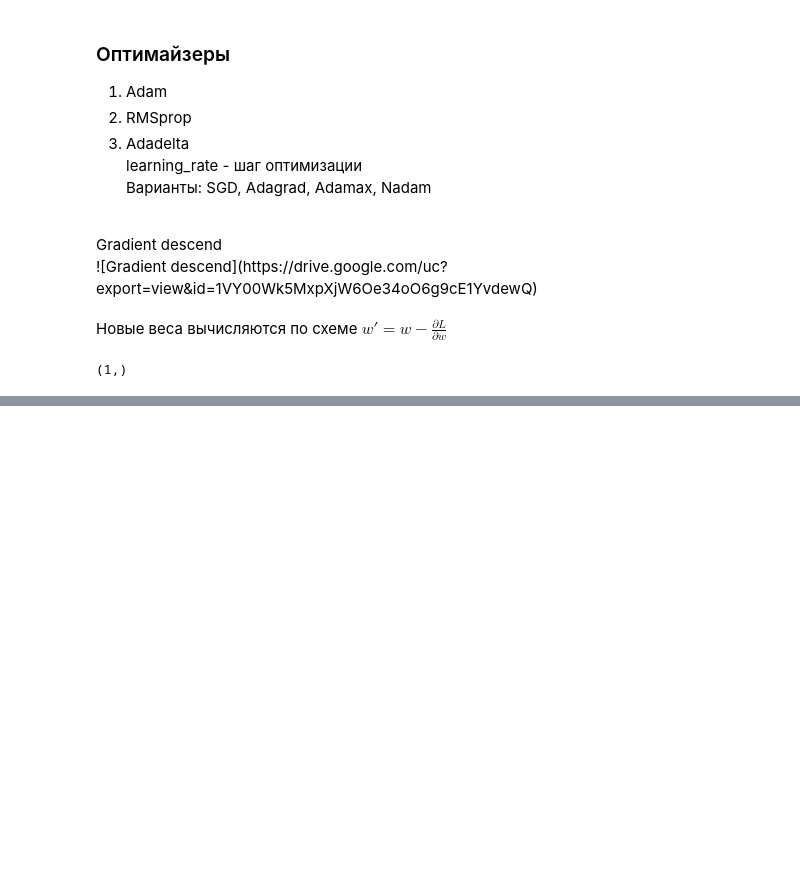
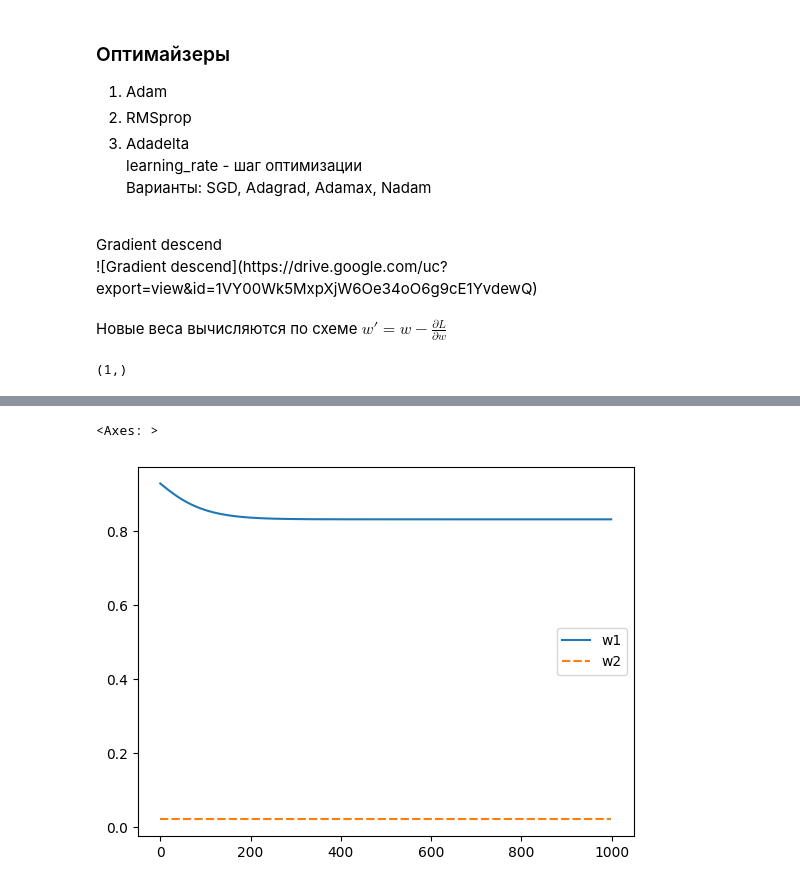
Before and after one commit to aleks-haksly/AI, a Jupyter notebook: L1/lecture_1.ipynb, the cells around one changed output, grey strips where cells are left out. Cells and saved outputs as stored; diff of their text form; code cells hidden in the pictures; blank space fills up the shorter version.

```diff
--- a/L1/lecture_1.ipynb
+++ b/L1/lecture_1.ipynb
@@ -216,0 +276,6 @@ model_test.set_weights(new_weights)
+# %%
+# посмотрим, как менялись веса во 2 слое в процессе обучения
+sns.lineplot(pd.DataFrame(df_weights[1].tolist()).rename(columns={0: 'w1', 1: 'w2'}))
+# %% [output]
+<Axes: >
+[figure, added]
```
Also changed, not shown: parts of 14 cells of this notebook.
